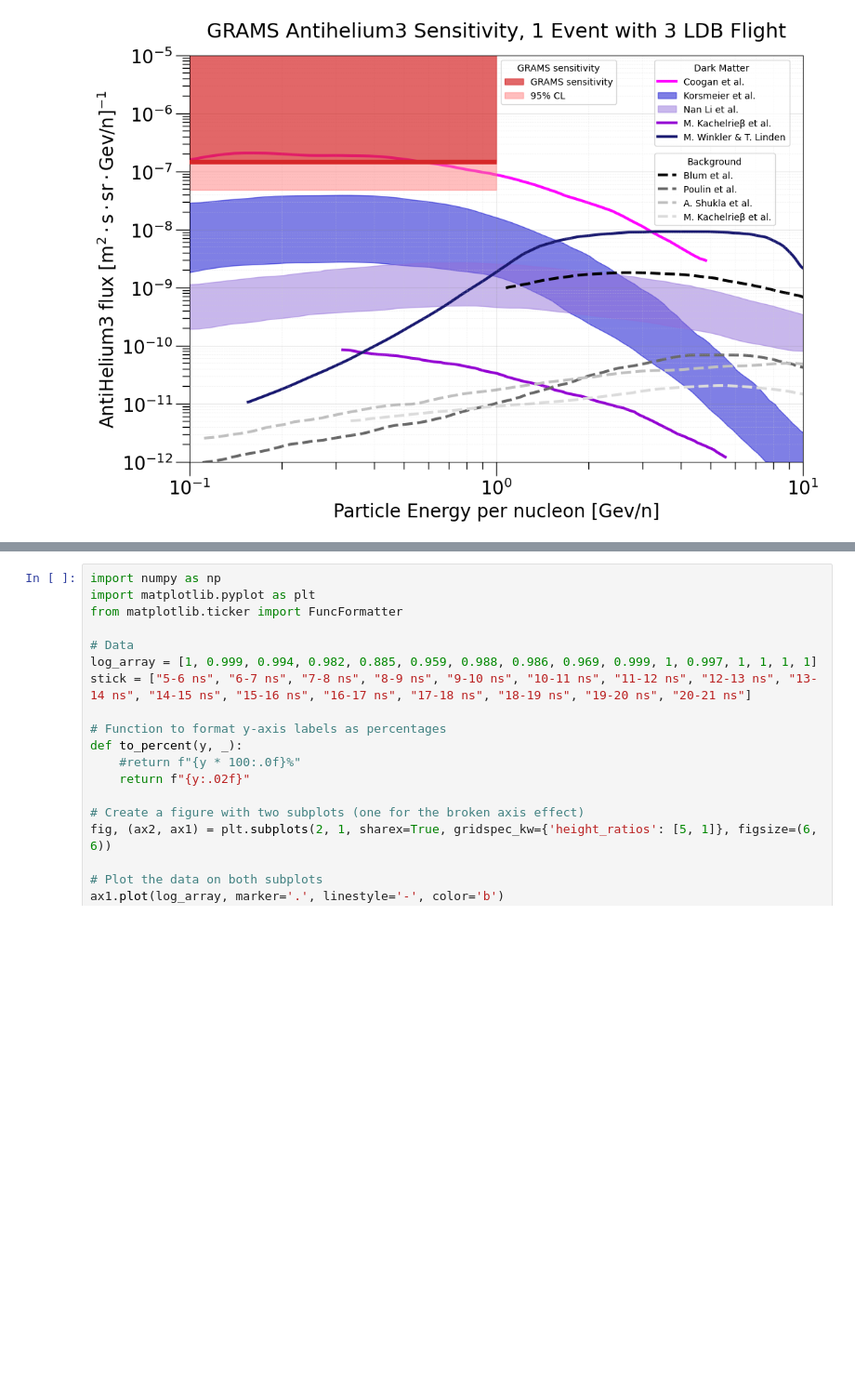
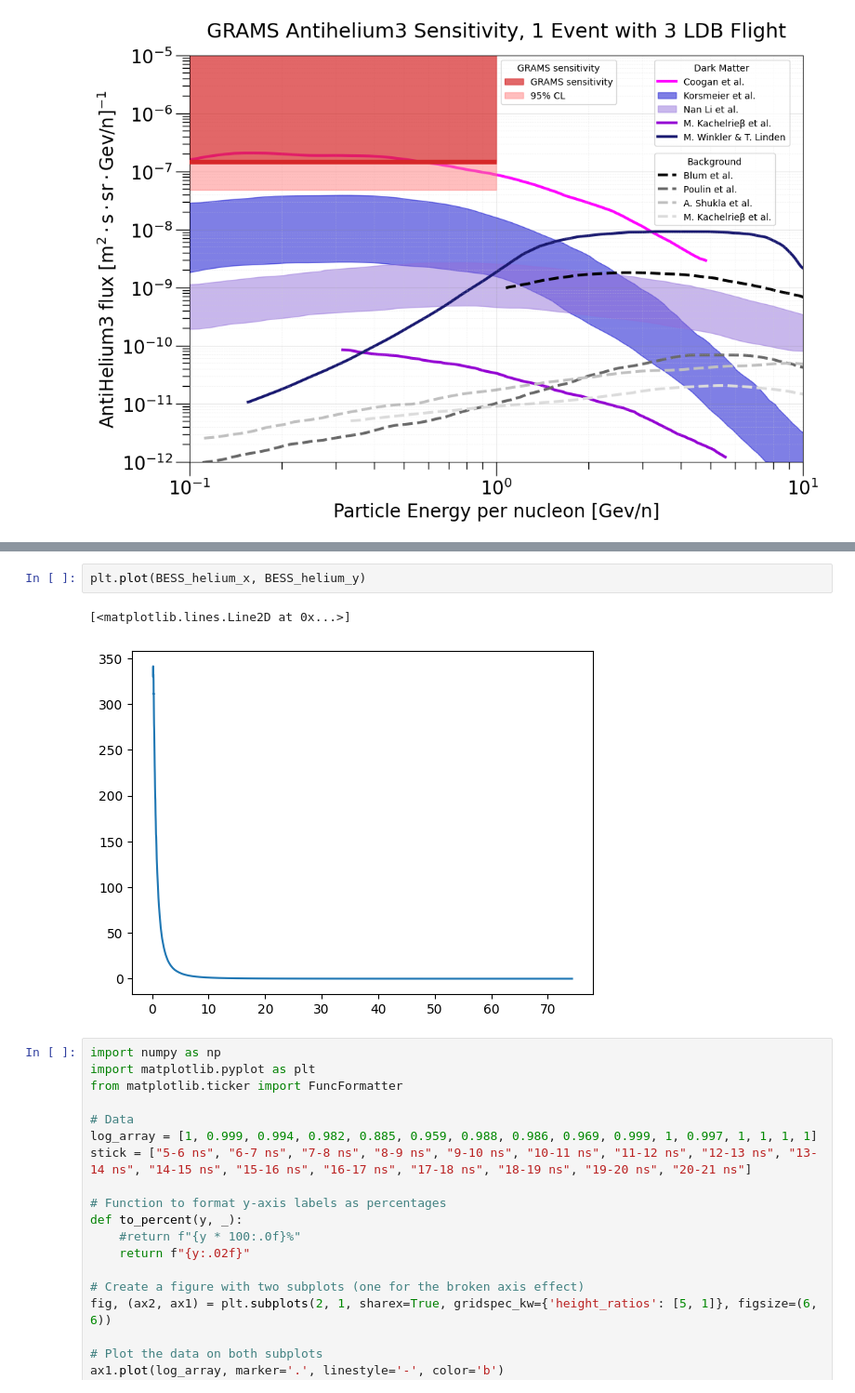
Before and after one commit to Eclipsedclaw/GRAMS, a Jupyter notebook: analysis/2023_Paper/flux_plot.ipynb, the cells around one changed output, grey strips where cells are left out. Shown at 93% size. Drawn from its saved outputs; the diff is of its cells as text; blank space fills up the shorter version.

```diff
--- a/analysis/2023_Paper/flux_plot.ipynb
+++ b/analysis/2023_Paper/flux_plot.ipynb
@@ -434,3 +743,8 @@ plt.show()
+# %%
+plt.plot(BESS_helium_x, BESS_helium_y)
+# %% [output]
+[<matplotlib.lines.Line2D at 0x...>]
+[figure, added]
 # %%
 import numpy as np
 import matplotlib.pyplot as plt
```
Also changed, not shown: parts of 3 cells of this notebook.
